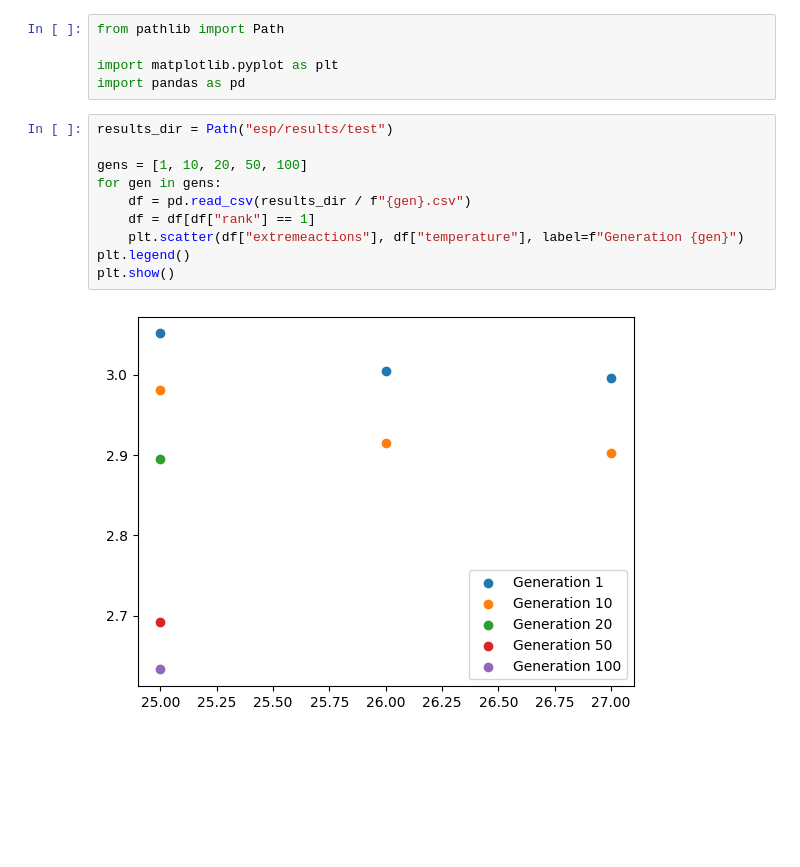
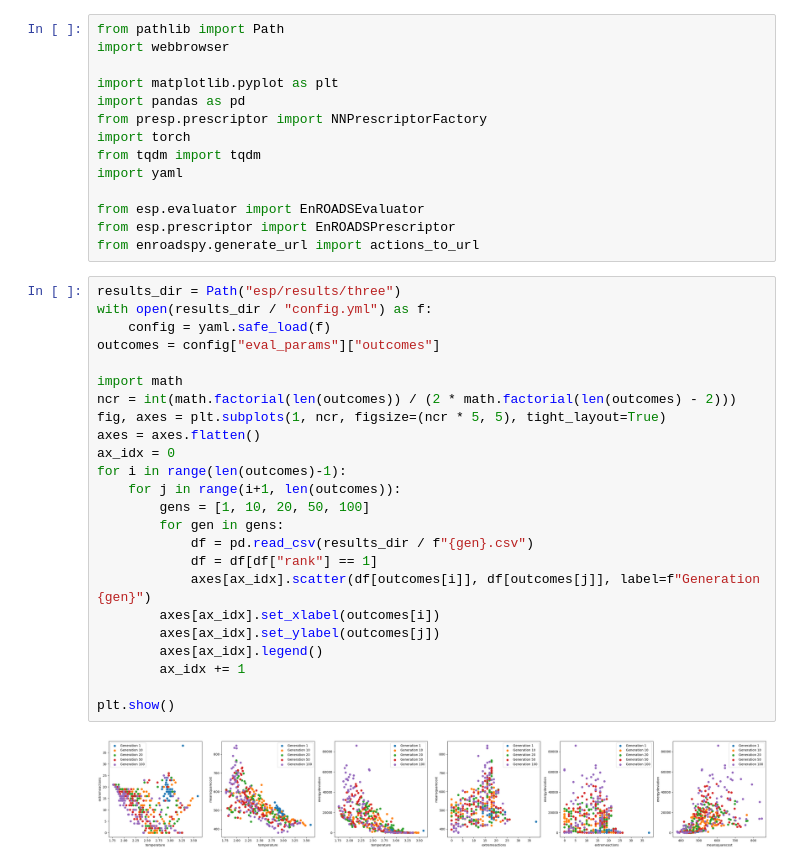
Before and after one commit to cognizant-ai-labs/en-roads-py, a Jupyter notebook: esp/visualize.ipynb, the cells around one changed output. Saved outputs shown, nothing was run; the diff lists cells and outputs as text; blank space fills up the shorter version.

```diff
--- a/esp/visualize.ipynb
+++ b/esp/visualize.ipynb
@@ -1,17 +1,40 @@
 # %%
 from pathlib import Path
+import webbrowser
 
 import matplotlib.pyplot as plt
 import pandas as pd
+from presp.prescriptor import NNPrescriptorFactory
+import torch
+from tqdm import tqdm
+import yaml
+
+from esp.evaluator import EnROADSEvaluator
+from esp.prescriptor import EnROADSPrescriptor
+from enroadspy.generate_url import actions_to_url
 # %%
-results_dir = Path("esp/results/test")
+results_dir = Path("esp/results/three")
+with open(results_dir / "config.yml") as f:
+    config = yaml.safe_load(f)
+outcomes = config["eval_params"]["outcomes"]
 
-gens = [1, 10, 20, 50, 100]
-for gen in gens:
-    df = pd.read_csv(results_dir / f"{gen}.csv")
-    df = df[df["rank"] == 1]
-    plt.scatter(df["extremeactions"], df["temperature"], label=f"Generation {gen}")
-plt.legend()
+import math
+ncr = int(math.factorial(len(outcomes)) / (2 * math.factorial(len(outcomes) - 2)))
+fig, axes = plt.subplots(1, ncr, figsize=(ncr * 5, 5), tight_layout=True)
+axes = axes.flatten()
+ax_idx = 0
+for i in range(len(outcomes)-1):
+    for j in range(i+1, len(outcomes)):
+        gens = [1, 10, 20, 50, 100]
+        for gen in gens:
+            df = pd.read_csv(results_dir / f"{gen}.csv")
+            df = df[df["rank"] == 1]
+            axes[ax_idx].scatter(df[outcomes[i]], df[outcomes[j]], label=f"Generation {gen}")
+        axes[ax_idx].set_xlabel(outcomes[i])
+        axes[ax_idx].set_ylabel(outcomes[j])
+        axes[ax_idx].legend()
+        ax_idx += 1
+
 plt.show()
 # %% [output]
-[figure, old version]
+[figure, new version]
```
Also changed, not shown: parts of 7 cells of this notebook, 10 other files.
